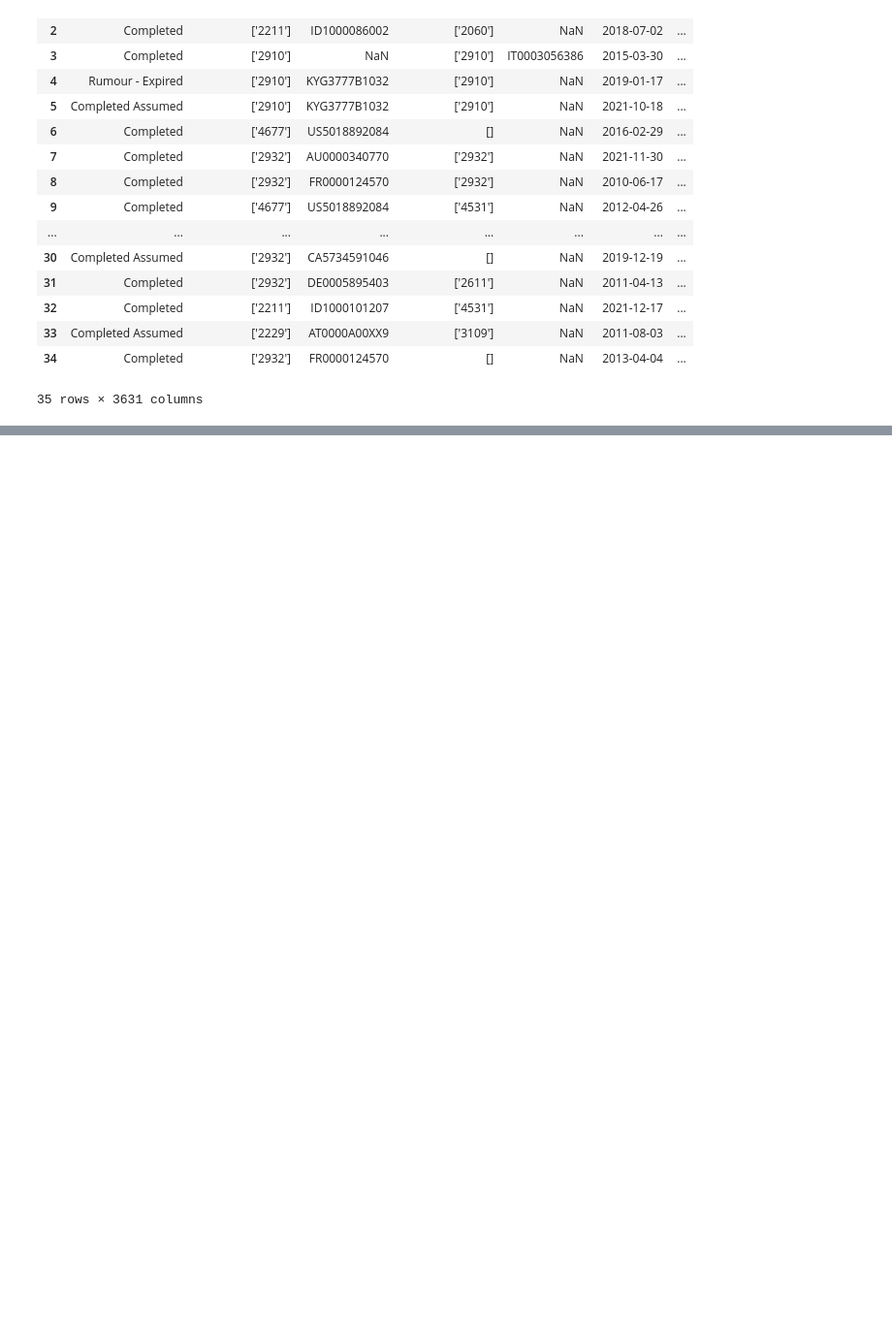
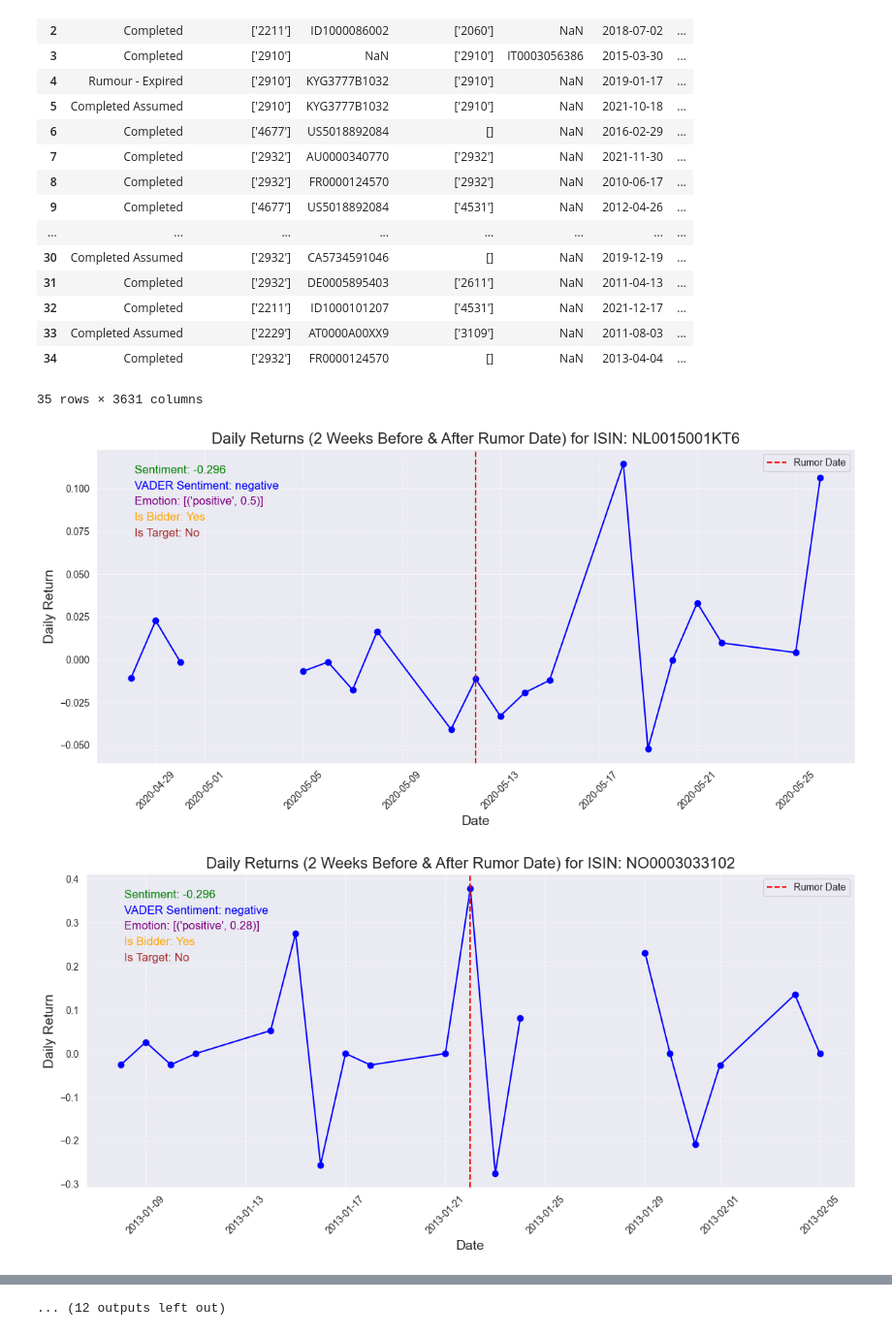
Before and after one commit to grallv/DSB2, a Jupyter notebook: combine_regression.ipynb, the cells around one changed output, grey strips where cells are left out. Shown at 97% size. Cells and saved outputs as stored; diff of their text form; code cells hidden in the pictures; blank space fills up the shorter version.

```diff
--- a/combine_regression.ipynb
+++ b/combine_regression.ipynb
@@ -428,9 +624,6 @@ merged_data
 #     plt.tight_layout()
 #     plt.show()
 # %%
-# # reduce merged_data to 3 entries
-# merged_data = merged_data.sample(3)
-
 import pandas as pd
 import matplotlib.pyplot as plt
 
@@ -438,30 +631,56 @@ import matplotlib.pyplot as plt
 for isin in merged_data['ISIN'].unique():
     # Filter data for the specific ISIN
     isin_data = merged_data[merged_data['ISIN'] == isin]
 
     # Get the rumor_date for this ISIN (assuming there's only one row per ISIN)
     rumor_date = pd.to_datetime(isin_data['date_rumor'].values[0])
+
+    # Get sentiment, Vader sentiment, emotion, is_bidder, and is_target for this ISIN
+    sentiment = isin_data['sentiment'].values[0]  # Replace 'sentiment' with the actual column name
+    vader_sentiment = isin_data['vader_sentiment'].values[0]  # Replace with correct column name
+    emotion = isin_data['emotion'].values[0]  # Replace with correct column name
+    is_bidder = isin_data['is_bidder'].values[0]  # Replace with correct column name
+    is_target = isin_data['is_target'].values[0]  # Replace with correct column name
 
     # Calculate the date range (2 weeks before and 2 weeks after)
     start_date = rumor_date - pd.Timedelta(weeks=2)
     end_date = rumor_date + pd.Timedelta(weeks=2)
 
     # Extract the date columns within the range
     daily_returns = isin_data.filter(regex=r'\d{4}-\d{2}-\d{2}')
     date_columns = pd.to_datetime(daily_returns.columns)
     relevant_mask = (date_columns >= start_date) & (date_columns <= end_date)
     relevant_columns = date_columns[relevant_mask]
     relevant_data = daily_returns.iloc[:, relevant_mask]
 
     # Plot the relevant data
     plt.figure(figsize=(12, 6))
     plt.plot(relevant_columns, relevant_data.iloc[0], marker='o', linestyle='-', color='b')
     plt.axvline(rumor_date, color='r', linestyle='--', label='Rumor Date')
+
+    # Add sentiment, Vader sentiment, emotion, is_bidder, and is_target as text annotations
+    sentiment_text = f"Sentiment: {sentiment}"
+    vader_text = f"VADER Sentiment: {vader_sentiment}"
+    emotion_text = f"Emotion: {emotion}"
+    is_bidder_text = f"Is Bidder: {'Yes' if is_bidder == 1 else 'No'}"
+    is_target_text = f"Is Target: {'Yes' if is_target == 1 else 'No'}"
+
+    # Display the annotations on the plot
+    plt.text(0.05, 0.95, sentiment_text, transform=plt.gca().transAxes, fontsize=12, color='green', verticalalignment='top')
+    plt.text(0.05, 0.90, vader_text, transform=plt.gca().transAxes, fontsize=12, color='blue', verticalalignment='top')
+    plt.text(0.05, 0.85, emotion_text, transform=plt.gca().transAxes, fontsize=12, color='purple', verticalalignment='top')
+    plt.text(0.05, 0.80, is_bidder_text, transform=plt.gca().transAxes, fontsize=12, color='orange', verticalalignment='top')
+    plt.text(0.05, 0.75, is_target_text, transform=plt.gca().transAxes, fontsize=12, color='brown', verticalalignment='top')
+
+    # Configure plot appearance
     plt.title(f'Daily Returns (2 Weeks Before & After Rumor Date) for ISIN: {isin}', fontsize=16)
     plt.xlabel('Date', fontsize=14)
     plt.ylabel('Daily Return', fontsize=14)
     plt.grid(axis='both', linestyle='--', alpha=0.7)
     plt.xticks(rotation=45)
     plt.legend()
     plt.tight_layout()
     plt.show()
+# %% [output]
+[figure, added]
+[figure, added]
@@ -467,0 +697 @@ for isin in merged_data['ISIN'].unique():
+... (12 outputs left out)
```
Also changed, not shown: parts of 24 cells of this notebook.
